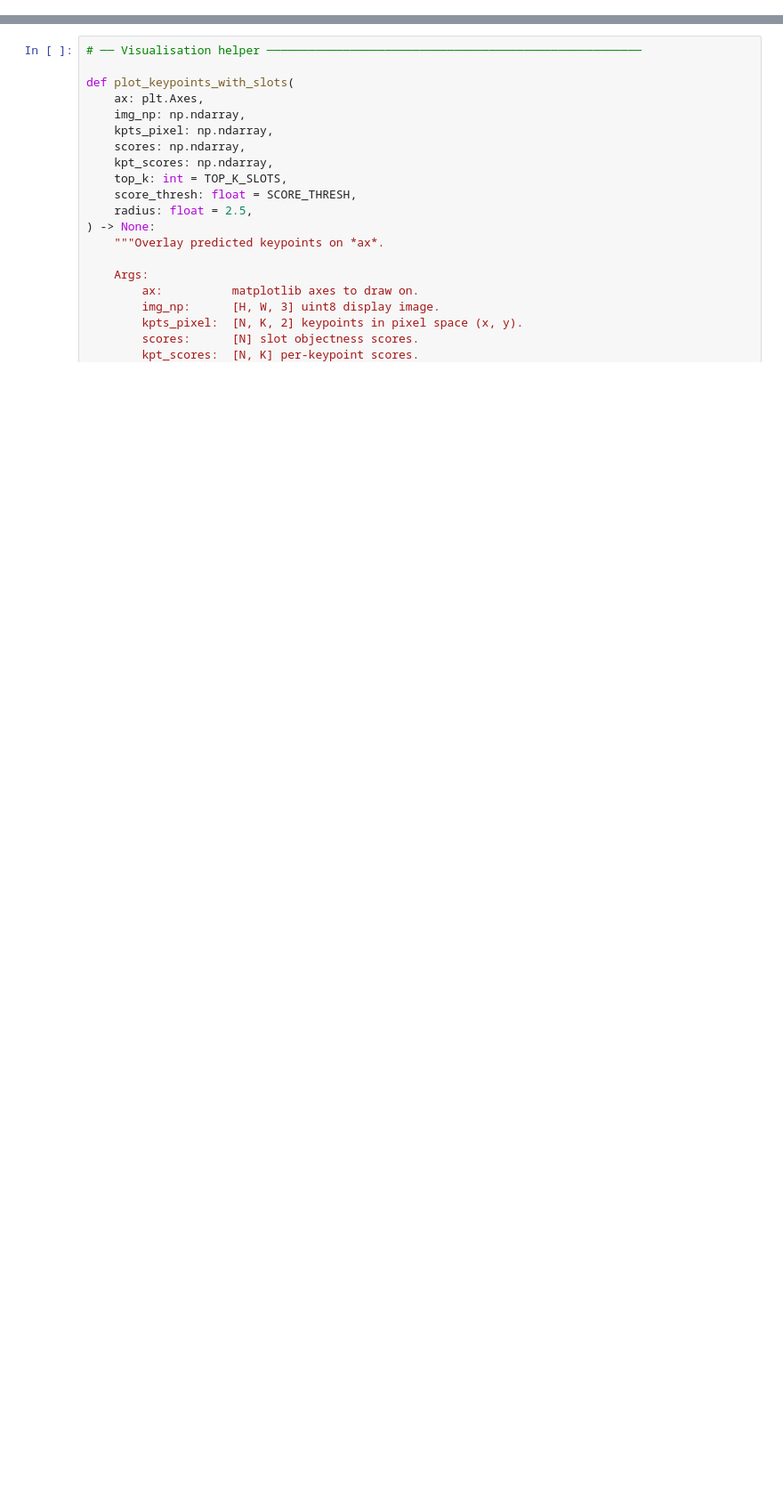
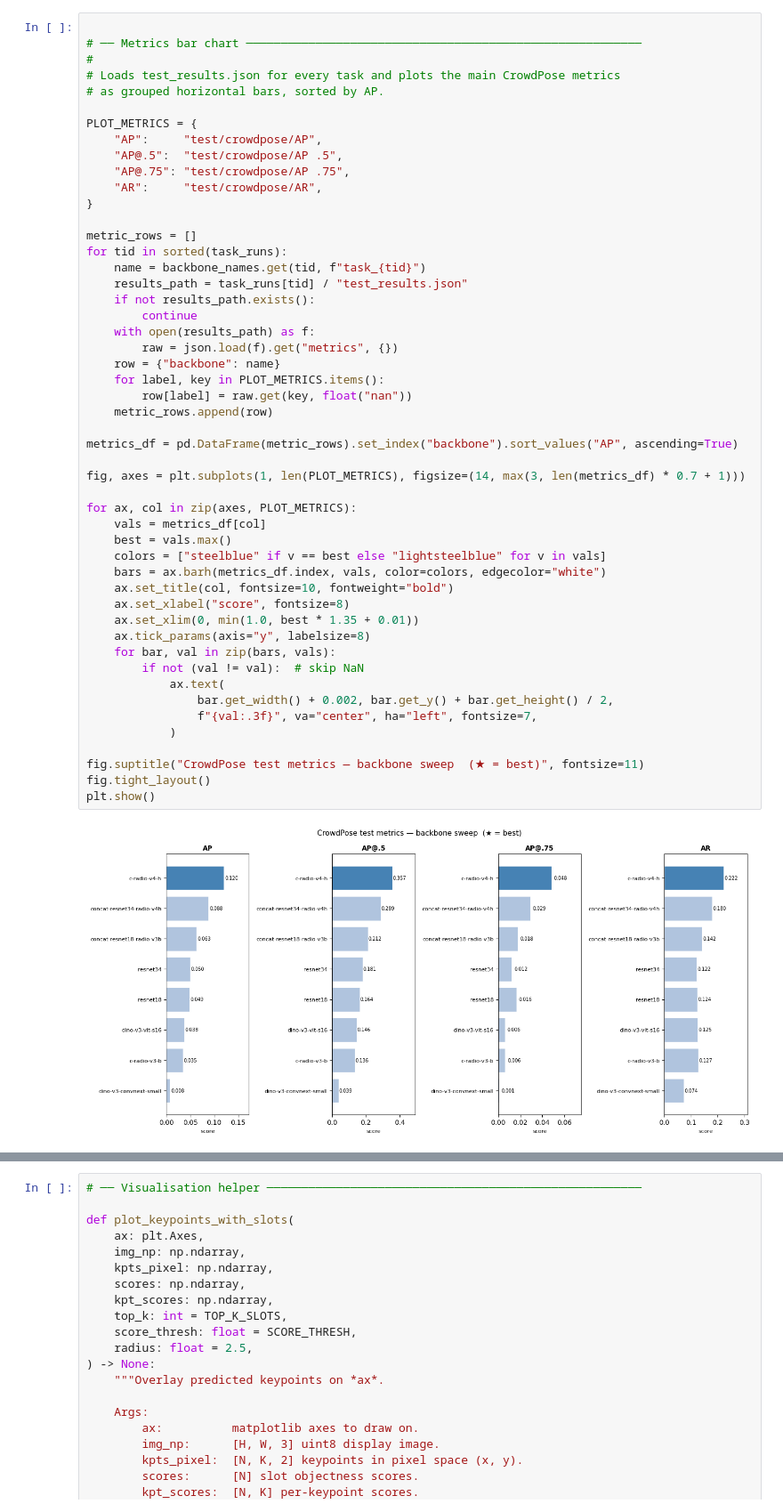
Before and after one commit to gasparyanartur/diffusion-pose-estimation, a Jupyter notebook: notebook/visualize_backbone_sweep.ipynb, the cells around one changed output, grey strips where cells are left out. Shown at 89% size. Saved outputs shown, nothing was run; the diff lists cells and outputs as text; blank space fills up the shorter version.

Commit message:
Fix bugs and setup results

```diff
--- a/notebook/visualize_backbone_sweep.ipynb
+++ b/notebook/visualize_backbone_sweep.ipynb
@@ -202,3 +283,55 @@ plt.show()
+# %%
+
+# ── Metrics bar chart ─────────────────────────────────────────────────────────
+#
+# Loads test_results.json for every task and plots the main CrowdPose metrics
+# as grouped horizontal bars, sorted by AP.
+
+PLOT_METRICS = {
+    "AP":     "test/crowdpose/AP",
+    "AP@.5":  "test/crowdpose/AP .5",
+    "AP@.75": "test/crowdpose/AP .75",
+    "AR":     "test/crowdpose/AR",
+}
+
+metric_rows = []
+for tid in sorted(task_runs):
+    name = backbone_names.get(tid, f"task_{tid}")
+    results_path = task_runs[tid] / "test_results.json"
+    if not results_path.exists():
+        continue
+    with open(results_path) as f:
+        raw = json.load(f).get("metrics", {})
+    row = {"backbone": name}
+    for label, key in PLOT_METRICS.items():
+        row[label] = raw.get(key, float("nan"))
+    metric_rows.append(row)
+
+metrics_df = pd.DataFrame(metric_rows).set_index("backbone").sort_values("AP", ascending=True)
+
+fig, axes = plt.subplots(1, len(PLOT_METRICS), figsize=(14, max(3, len(metrics_df) * 0.7 + 1)))
+
+for ax, col in zip(axes, PLOT_METRICS):
+    vals = metrics_df[col]
+    best = vals.max()
+    colors = ["steelblue" if v == best else "lightsteelblue" for v in vals]
+    bars = ax.barh(metrics_df.index, vals, color=colors, edgecolor="white")
+    ax.set_title(col, fontsize=10, fontweight="bold")
+    ax.set_xlabel("score", fontsize=8)
+    ax.set_xlim(0, min(1.0, best * 1.35 + 0.01))
+    ax.tick_params(axis="y", labelsize=8)
+    for bar, val in zip(bars, vals):
+        if not (val != val):  # skip NaN
+            ax.text(
+                bar.get_width() + 0.002, bar.get_y() + bar.get_height() / 2,
+                f"{val:.3f}", va="center", ha="left", fontsize=7,
+            )
+
+fig.suptitle("CrowdPose test metrics — backbone sweep  (★ = best)", fontsize=11)
+fig.tight_layout()
+plt.show()
+# %% [output]
+[figure, added]
 # %%
 # ── Run inference ─────────────────────────────────────────────────────────────
 #
```
Also changed, not shown: parts of 9 cells of this notebook, 5 other files.
